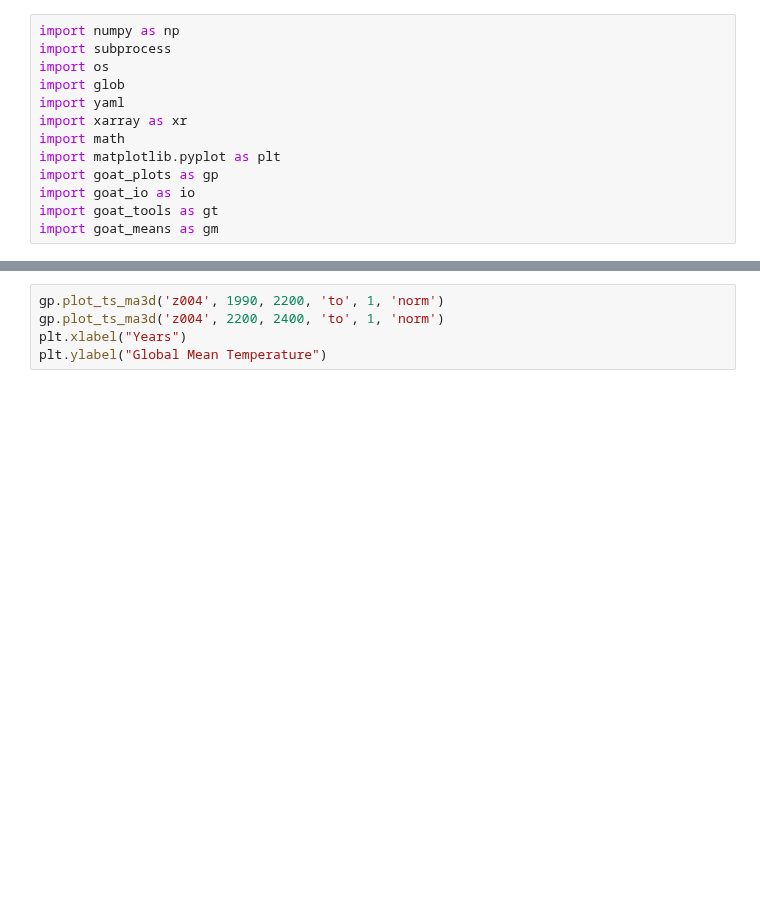
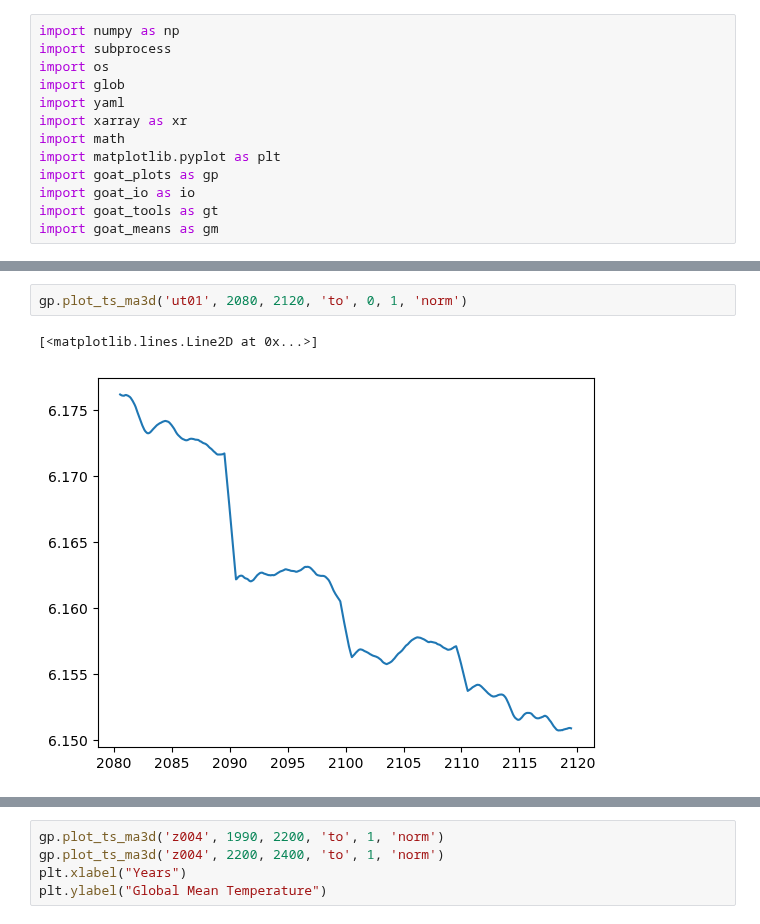
Before and after one commit to asozza/stece, a Jupyter notebook: goat/test_z001.ipynb, the cells around one changed output, grey strips where cells are left out. Drawn from its saved outputs; the diff is of its cells as text; blank space fills up the shorter version.

```diff
--- a/goat/test_z001.ipynb
+++ b/goat/test_z001.ipynb
@@ -13,0 +32,5 @@ import goat_means as gm
+# %%
+gp.plot_ts_ma3d('ut01', 2080, 2120, 'to', 0, 1, 'norm')
+# %% [output]
+[<matplotlib.lines.Line2D at 0x...>]
+[figure, added]
```
Also changed, not shown: parts of 10 cells of this notebook, 10 other files.
